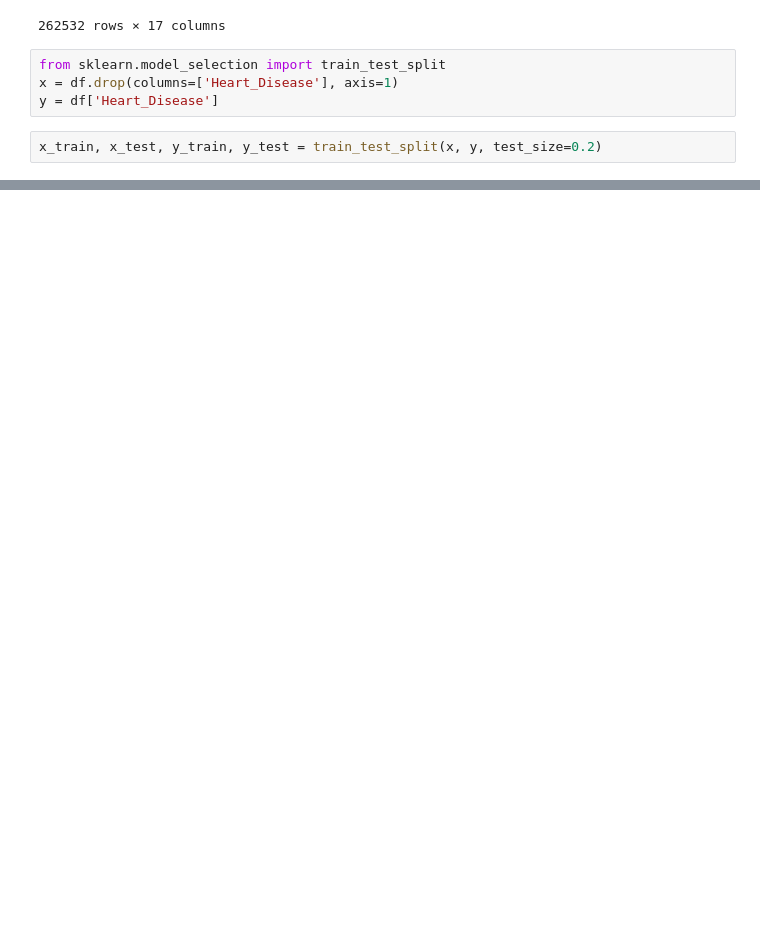
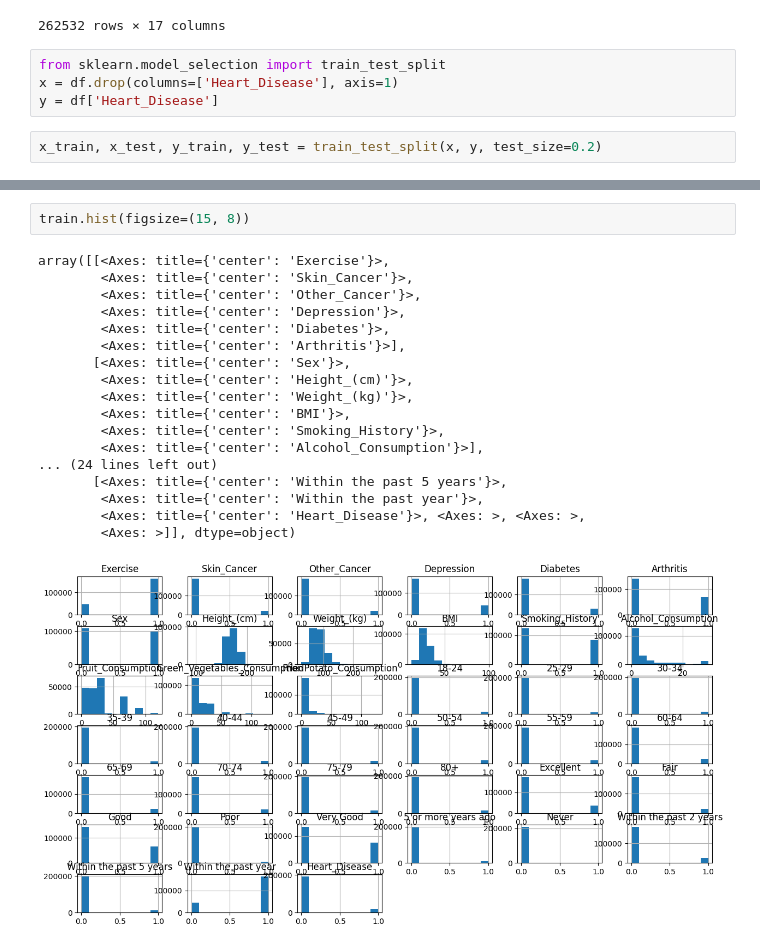
Before and after one commit to Navjit250/Heart-Disease-Prediction, a Jupyter notebook: Heart-Disease.ipynb, the cells around one changed output, grey strips where cells are left out. Saved outputs shown, nothing was run; the diff lists cells and outputs as text; blank space fills up the shorter version.

```diff
--- a/Heart-Disease.ipynb
+++ b/Heart-Disease.ipynb
@@ -145,0 +185,21 @@ memory usage: 28.9 MB
+# %%
+train.hist(figsize=(15, 8))
+# %% [output]
+array([[<Axes: title={'center': 'Exercise'}>,
+        <Axes: title={'center': 'Skin_Cancer'}>,
+        <Axes: title={'center': 'Other_Cancer'}>,
+        <Axes: title={'center': 'Depression'}>,
+        <Axes: title={'center': 'Diabetes'}>,
+        <Axes: title={'center': 'Arthritis'}>],
+       [<Axes: title={'center': 'Sex'}>,
+        <Axes: title={'center': 'Height_(cm)'}>,
+        <Axes: title={'center': 'Weight_(kg)'}>,
+        <Axes: title={'center': 'BMI'}>,
+        <Axes: title={'center': 'Smoking_History'}>,
+        <Axes: title={'center': 'Alcohol_Consumption'}>],
+... (24 lines left out)
+       [<Axes: title={'center': 'Within the past 5 years'}>,
+        <Axes: title={'center': 'Within the past year'}>,
+        <Axes: title={'center': 'Heart_Disease'}>, <Axes: >, <Axes: >,
+        <Axes: >]], dtype=object)
+[figure, added]
```
Also changed, not shown: parts of 22 cells of this notebook.
